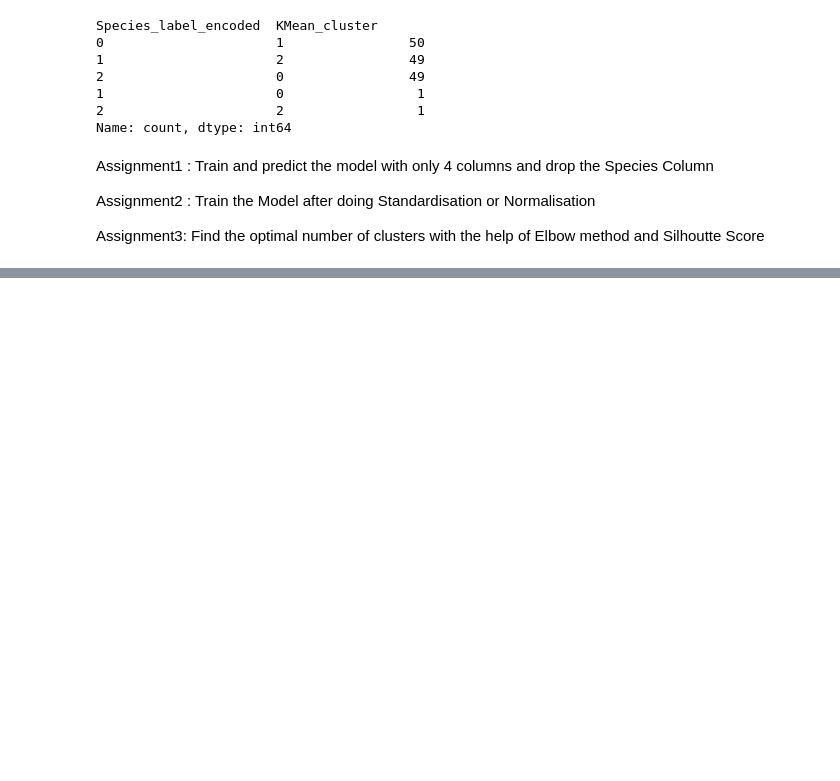
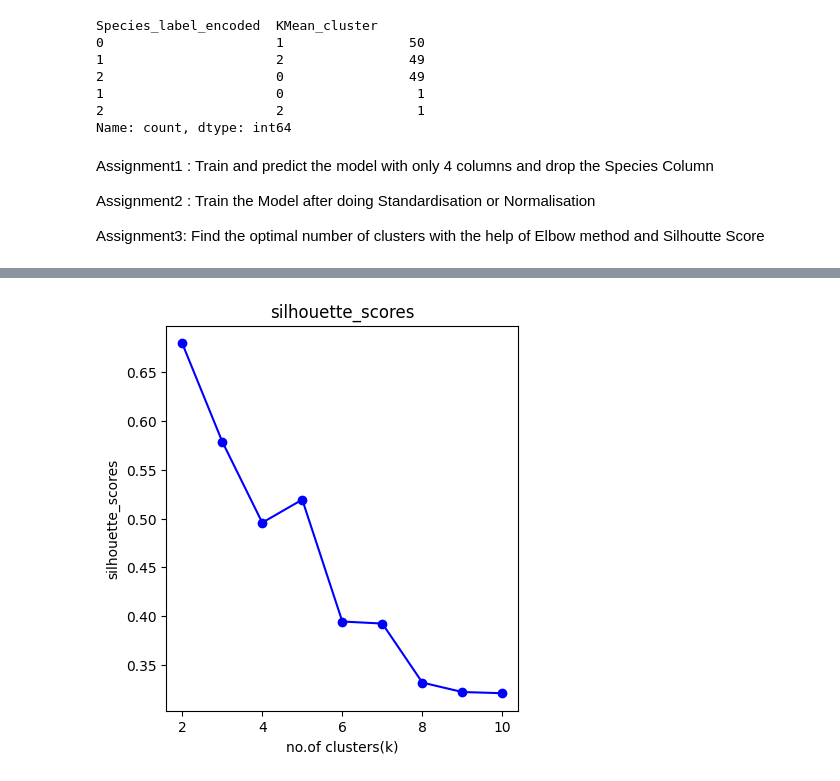
Before and after one commit to karthikeya-1508/ML_prac_files, a Jupyter notebook: clustering/clustering_iris_dataset.ipynb, the cells around one changed output, grey strips where cells are left out. Saved outputs shown, nothing was run; the diff lists cells and outputs as text; code cells hidden in the pictures; blank space fills up the shorter version.

```diff
--- a/clustering/clustering_iris_dataset.ipynb
+++ b/clustering/clustering_iris_dataset.ipynb
@@ -275,0 +423,12 @@ Assignment3: Find the optimal number of clusters with the help of Elbow method a
+# %%
+#silhouette scores
+
+plt.figure(figsize=(10,5))
+plt.subplot(1,2,2)
+plt.plot(K,silhouette_scores,"bo-")
+plt.title("silhouette_scores")
+plt.xlabel("no.of clusters(k)")
+plt.ylabel("silhouette_scores")
+plt.show()
+# %% [output]
+[figure, added]
```
Also changed, not shown: parts of 14 cells of this notebook.
